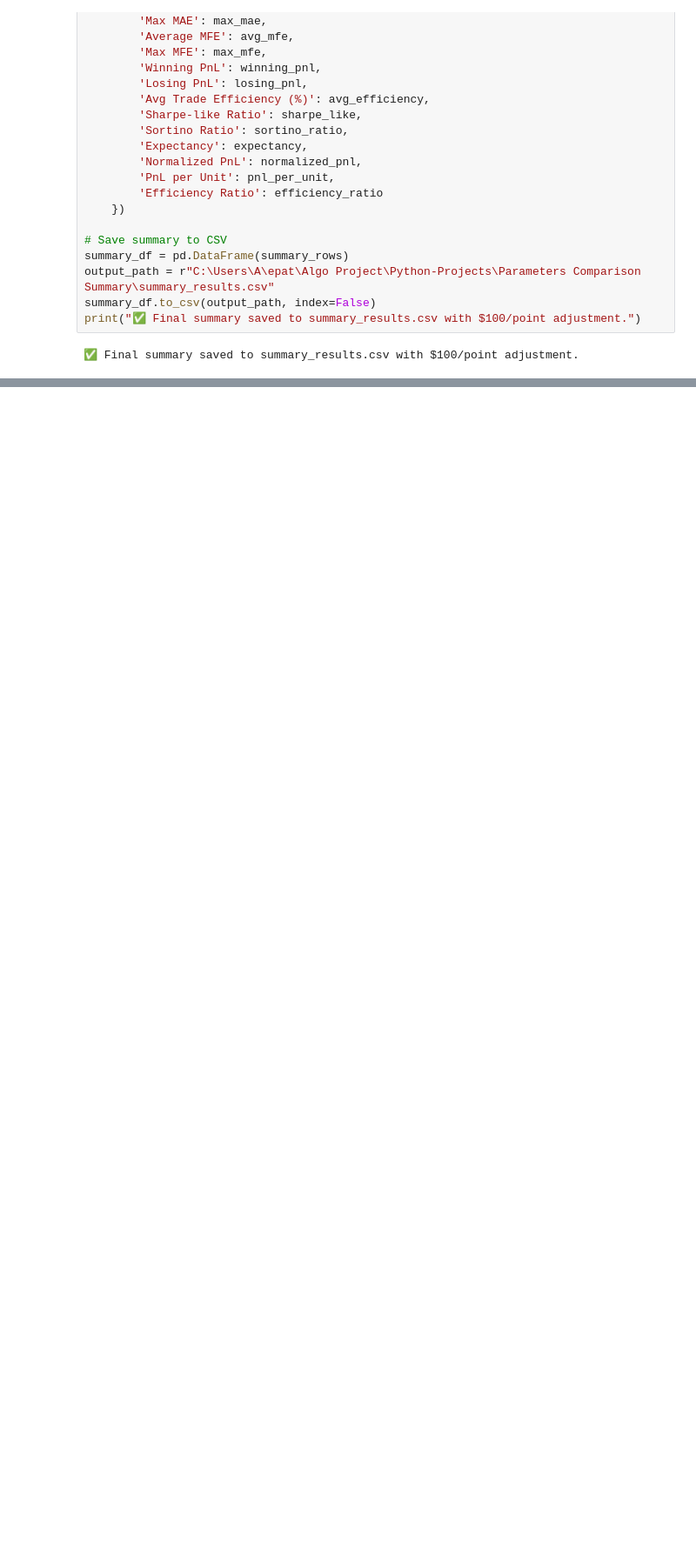
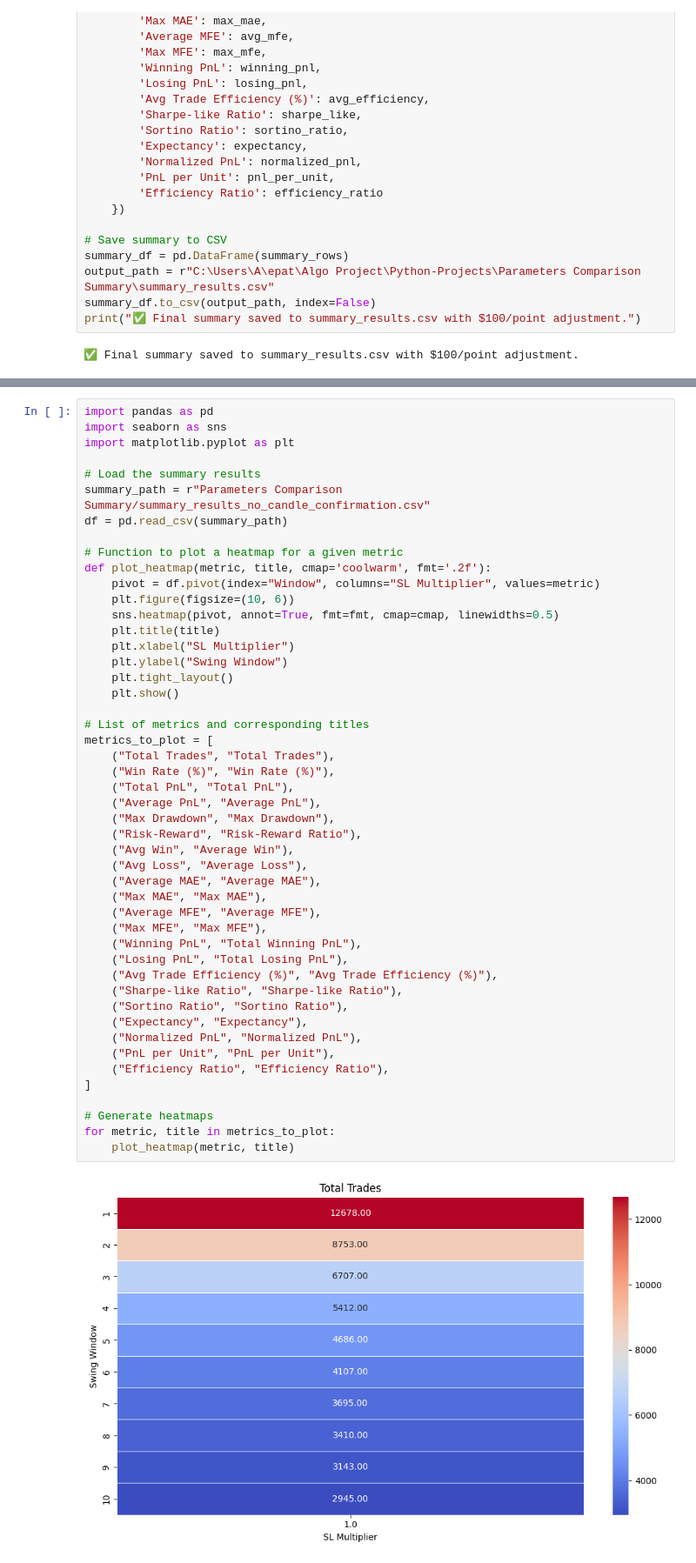
Before and after one commit to sameepkulkarni/Python-Projects, a Jupyter notebook: visualization.ipynb, the cells around one changed output, grey strips where cells are left out. Shown at 87% size. Cells and saved outputs as stored; diff of their text form; blank space fills up the shorter version.

Commit message:
Added heatmap for no candle confirmation

```diff
--- a/visualization.ipynb
+++ b/visualization.ipynb
@@ -248,0 +341,50 @@ print("✅ Final summary saved to summary_results.csv with $100/point adjustment
+# %%
+import pandas as pd
+import seaborn as sns
+import matplotlib.pyplot as plt
+
+# Load the summary results
+summary_path = r"Parameters Comparison Summary/summary_results_no_candle_confirmation.csv"
+df = pd.read_csv(summary_path)
+
+# Function to plot a heatmap for a given metric
+def plot_heatmap(metric, title, cmap='coolwarm', fmt='.2f'):
+    pivot = df.pivot(index="Window", columns="SL Multiplier", values=metric)
+    plt.figure(figsize=(10, 6))
+    sns.heatmap(pivot, annot=True, fmt=fmt, cmap=cmap, linewidths=0.5)
+    plt.title(title)
+    plt.xlabel("SL Multiplier")
+    plt.ylabel("Swing Window")
+    plt.tight_layout()
+    plt.show()
+
+# List of metrics and corresponding titles
+metrics_to_plot = [
+    ("Total Trades", "Total Trades"),
+    ("Win Rate (%)", "Win Rate (%)"),
+    ("Total PnL", "Total PnL"),
+    ("Average PnL", "Average PnL"),
+    ("Max Drawdown", "Max Drawdown"),
+    ("Risk-Reward", "Risk-Reward Ratio"),
+    ("Avg Win", "Average Win"),
+    ("Avg Loss", "Average Loss"),
+    ("Average MAE", "Average MAE"),
+    ("Max MAE", "Max MAE"),
+    ("Average MFE", "Average MFE"),
+    ("Max MFE", "Max MFE"),
+    ("Winning PnL", "Total Winning PnL"),
+    ("Losing PnL", "Total Losing PnL"),
+    ("Avg Trade Efficiency (%)", "Avg Trade Efficiency (%)"),
+    ("Sharpe-like Ratio", "Sharpe-like Ratio"),
+    ("Sortino Ratio", "Sortino Ratio"),
+    ("Expectancy", "Expectancy"),
+    ("Normalized PnL", "Normalized PnL"),
+    ("PnL per Unit", "PnL per Unit"),
+    ("Efficiency Ratio", "Efficiency Ratio"),
+]
+
+# Generate heatmaps
+for metric, title in metrics_to_plot:
+    plot_heatmap(metric, title)
+# %% [output]
+[figure, added]
```
Also changed, not shown: parts of 2 cells of this notebook.
